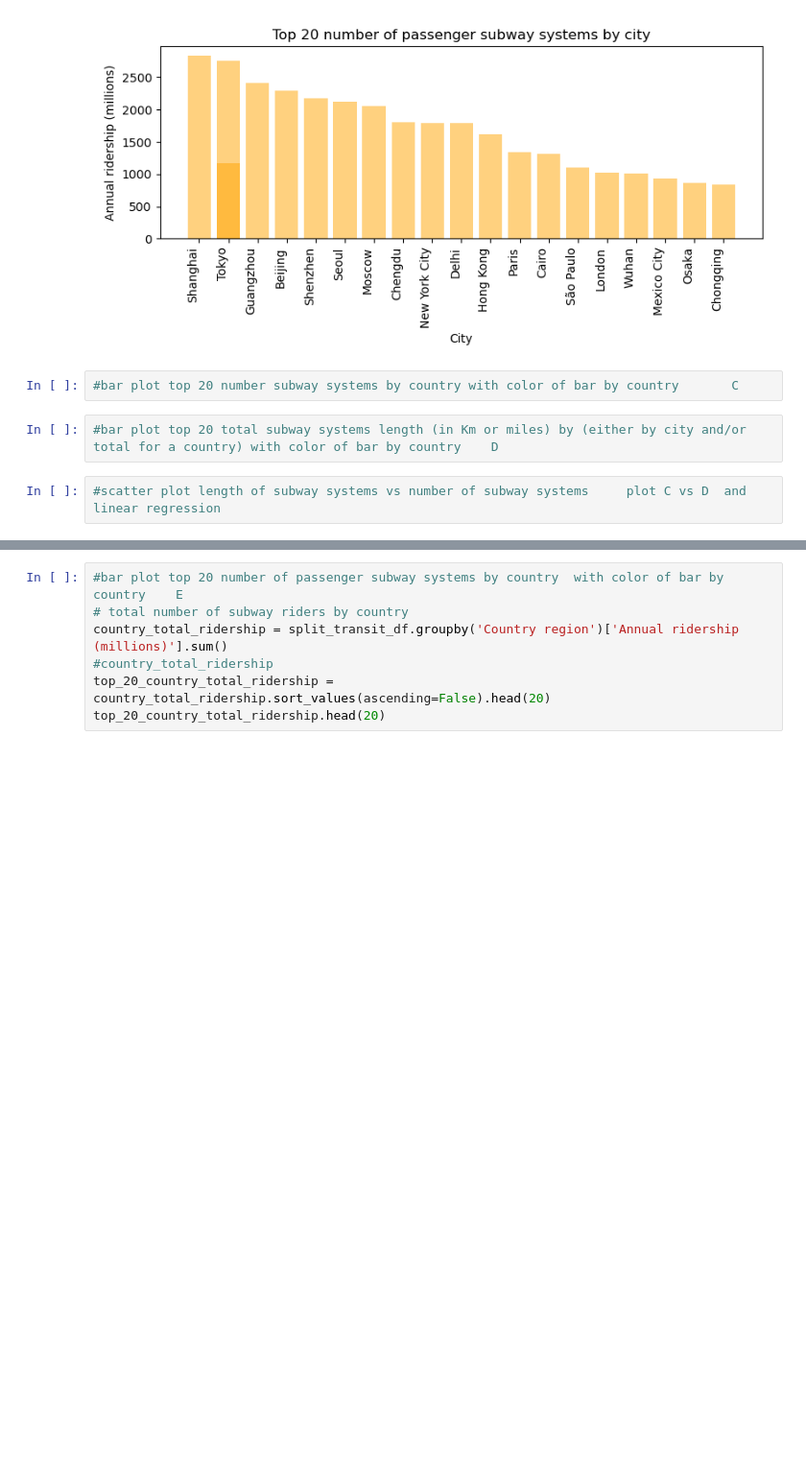
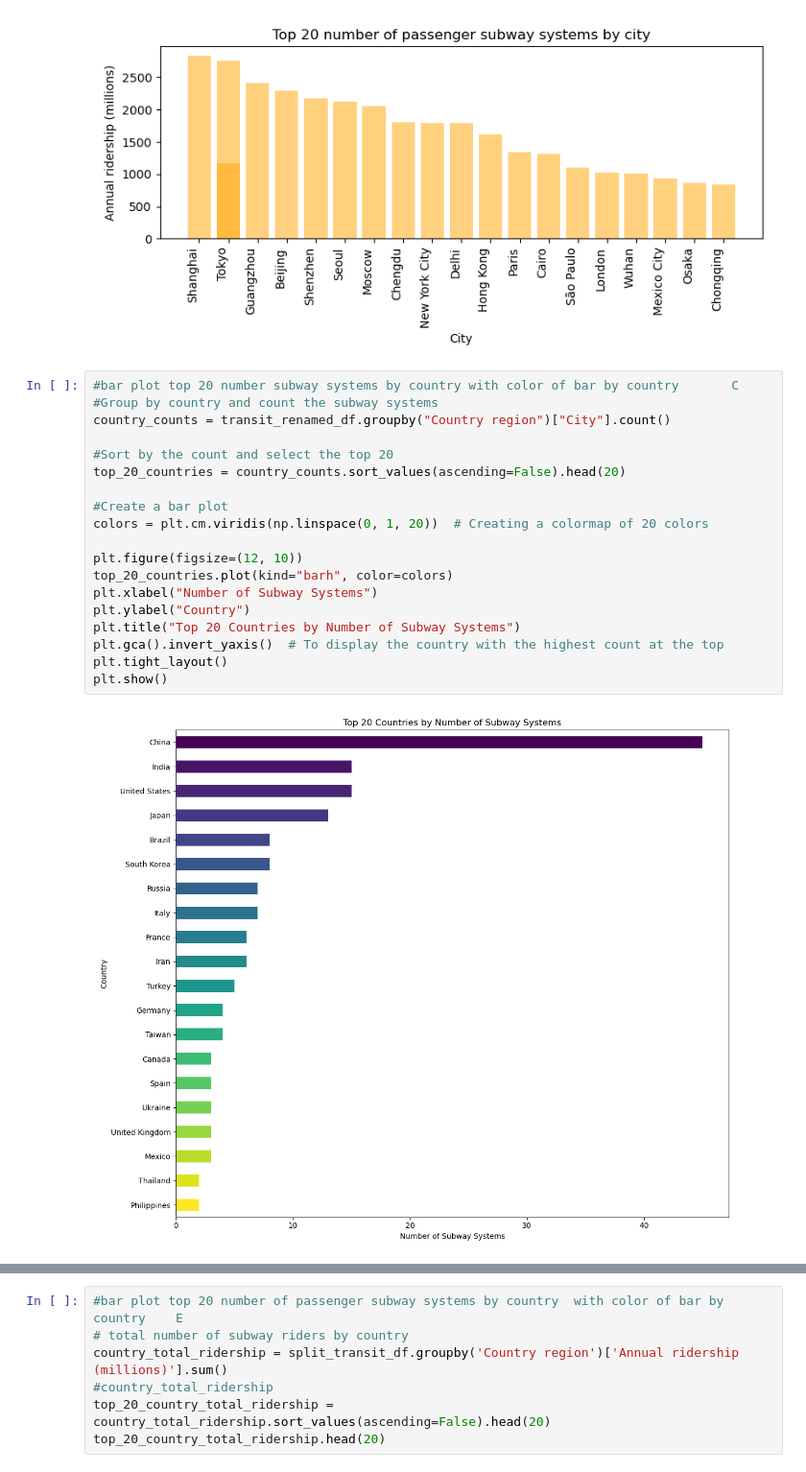
Before and after one commit to gituseraccount1/Project_1, a Jupyter notebook: proj_1.ipynb, the cells around one changed output, grey strips where cells are left out. Shown at 96% size. Drawn from its saved outputs; the diff is of its cells as text; blank space fills up the shorter version.

Commit message:
plots for C and D added

```diff
--- a/proj_1.ipynb
+++ b/proj_1.ipynb
@@ -239,9 +239,24 @@ plt.tight_layout()
 plt.show()
 # %% [output]
 [figure]
-# %%
-#bar plot top 20 number subway systems by country with color of bar by country       C
-# %%
-#bar plot top 20 total subway systems length (in Km or miles) by (either by city and/or total for a country) with color of bar by country    D
-# %%
-#scatter plot length of subway systems vs number of subway systems     plot C vs D  and linear regression
+# %%
+#bar plot top 20 number subway systems by country with color of bar by country       C
+#Group by country and count the subway systems
+country_counts = transit_renamed_df.groupby("Country region")["City"].count()
+
+#Sort by the count and select the top 20
+top_20_countries = country_counts.sort_values(ascending=False).head(20)
+
+#Create a bar plot
+colors = plt.cm.viridis(np.linspace(0, 1, 20))  # Creating a colormap of 20 colors
+
+plt.figure(figsize=(12, 10))
+top_20_countries.plot(kind="barh", color=colors)
+plt.xlabel("Number of Subway Systems")
+plt.ylabel("Country")
+plt.title("Top 20 Countries by Number of Subway Systems")
+plt.gca().invert_yaxis()  # To display the country with the highest count at the top
+plt.tight_layout()
+plt.show()
+# %% [output]
+[figure, added]
```
Also changed, not shown: parts of 5 cells of this notebook.
